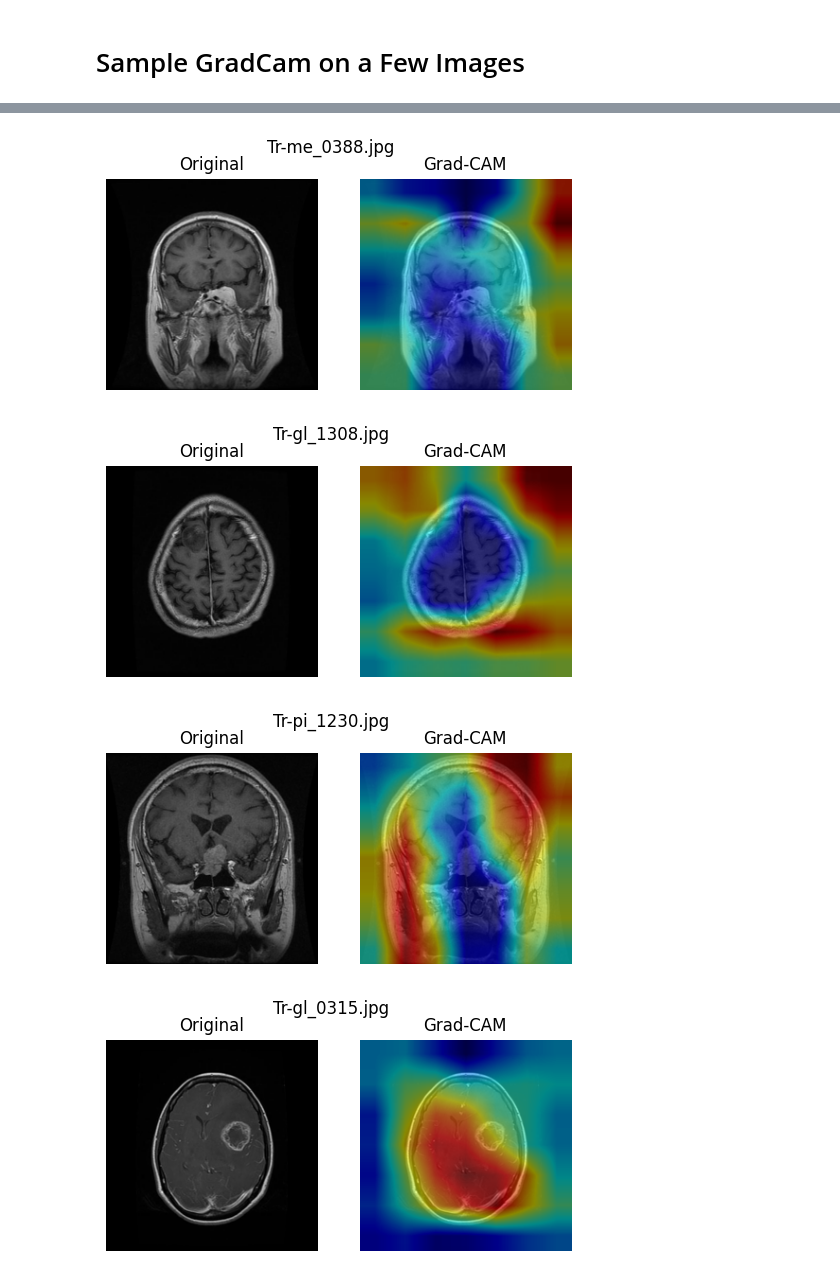
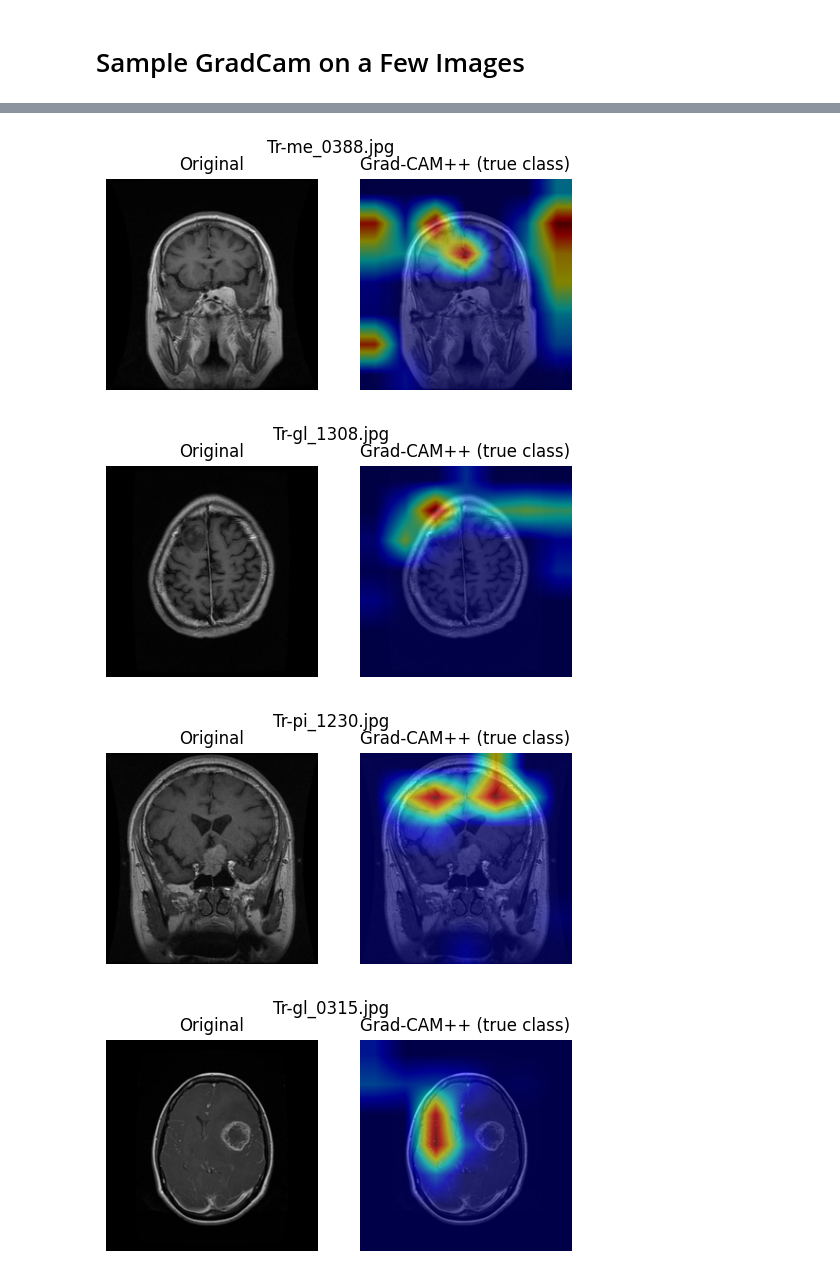
Before and after one commit to Dylan-Geraci/neuroimaging-tumor-detector, a Jupyter notebook: notebooks/03_eval_cam.ipynb, the cells around one changed output, grey strips where cells are left out. Saved outputs shown, nothing was run; the diff lists cells and outputs as text; code cells hidden in the pictures.

Commit message:
Fixing GradCam, using GradCamPlusPlus instead... still not detecting the tumors.

```diff
--- a/notebooks/03_eval_cam.ipynb
+++ b/notebooks/03_eval_cam.ipynb
@@ -87,3 +84,6 @@ cam = GradCAM(model=model, target_layers=target_layers)
+# %%
+target_layers = [model.blocks[-2]]  # adjust for EfficientNetB0
+cam = GradCAMPlusPlus(model=model, target_layers=target_layers)
 # %% [markdown]
 # Sample GradCam on a Few Images
 # %%
@@ -99,8 +99,14 @@ for path in sample_paths:
     # Convert PIL to numpy in [0,1] for visualization
     rgb_img = np.array(img.resize((IMG_SIZE, IMG_SIZE))).astype(np.float32) / 255.0
 
-    # Run CAM
-    grayscale_cam = cam(input_tensor=input_tensor)[0, :]
+    # Determine true class if available
+    cls_name = os.path.basename(os.path.dirname(path))
+    true_label = class_to_idx[cls_name]
+
+    # Run Grad-CAM++ on the true class
+    targets = [ClassifierOutputTarget(true_label)]
+    grayscale_cam = cam(input_tensor=input_tensor, targets=targets)[0, :]
+
     cam_image = show_cam_on_image(rgb_img, grayscale_cam, use_rgb=True)
 
     # Plot
@@ -112,7 +118,7 @@ for path in sample_paths:
 
     plt.subplot(1,2,2)
     plt.imshow(cam_image)
-    plt.title("Grad-CAM")
+    plt.title("Grad-CAM++ (true class)")
     plt.axis("off")
 
     plt.suptitle(os.path.basename(path))
@@ -122,4 +128,4 @@ for path in sample_paths:
-[figure, old version]
+[figure, new version]
-[figure, old version]
+[figure, new version]
-[figure, old version]
+[figure, new version]
-[figure, old version]
+[figure, new version]
```
Also changed, not shown: parts of 4 cells of this notebook.
